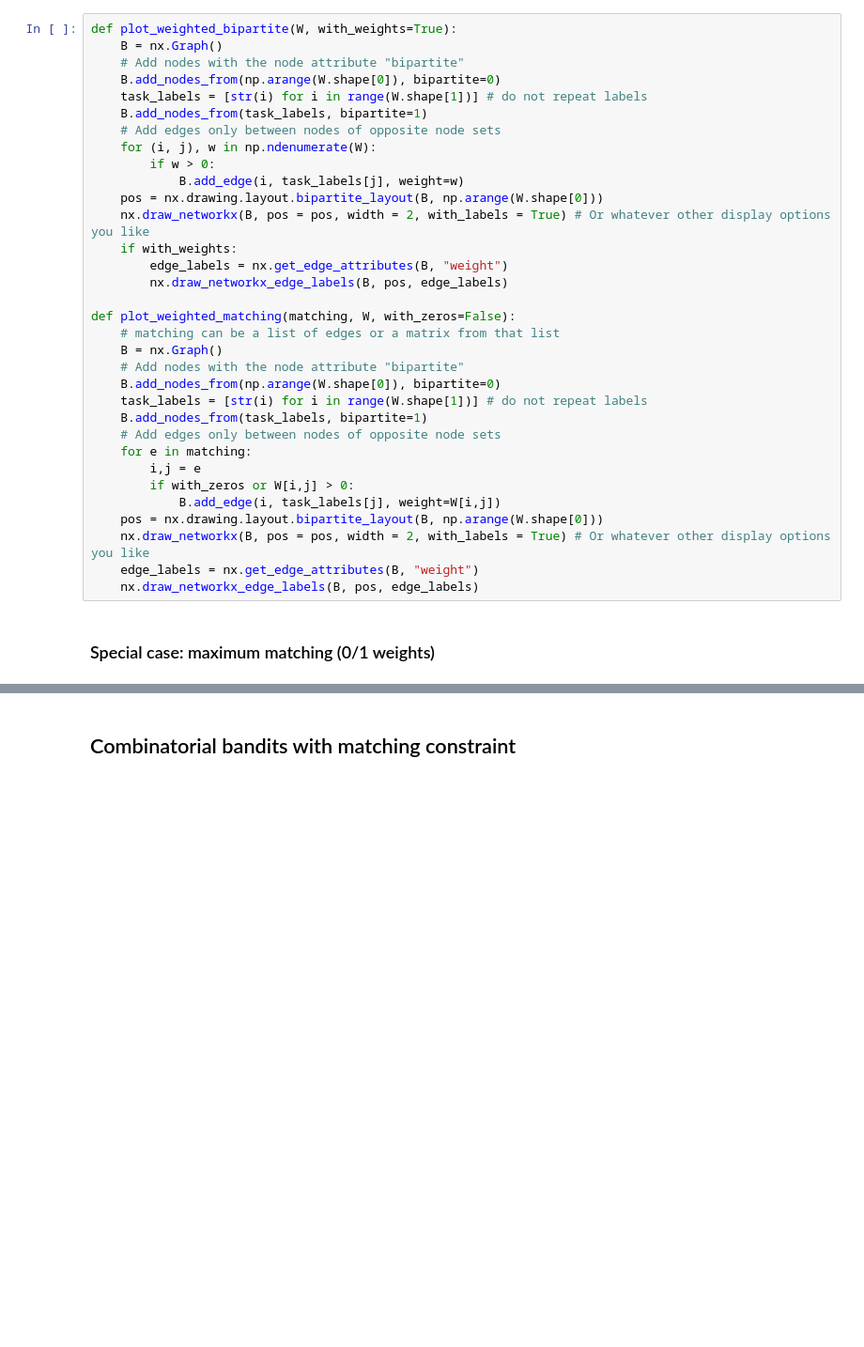
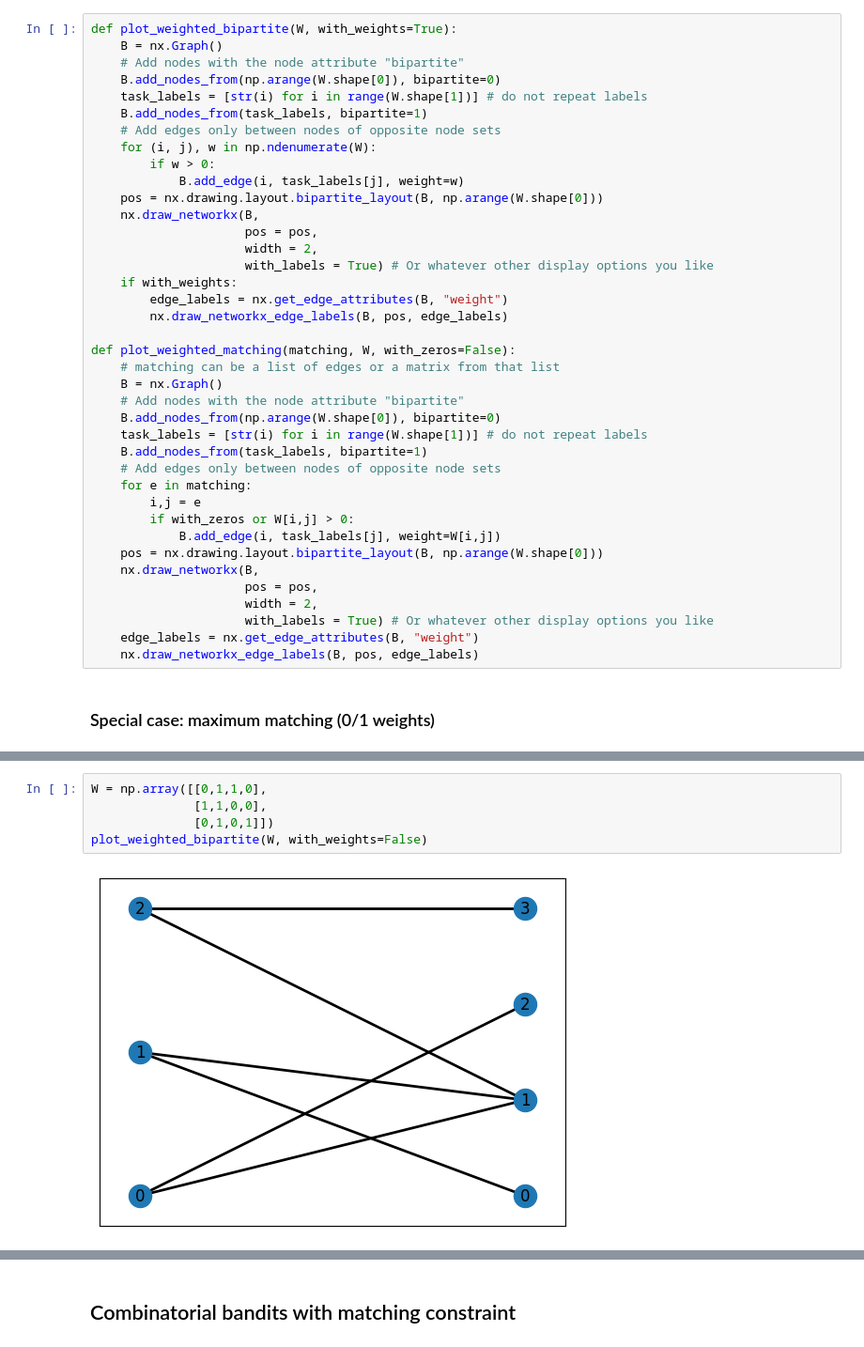
Before and after one commit to peetceenatoo/online-learning, a Jupyter notebook: Labs/07_combinatorial_bandits.ipynb, the cells around one changed output, grey strips where cells are left out. Shown at 94% size. Cells and saved outputs as stored; diff of their text form; blank space fills up the shorter version.

```diff
--- a/Labs/07_combinatorial_bandits.ipynb
+++ b/Labs/07_combinatorial_bandits.ipynb
@@ -25,7 +25,10 @@ def plot_weighted_bipartite(W, with_weights=True):
         if w > 0:
             B.add_edge(i, task_labels[j], weight=w)
     pos = nx.drawing.layout.bipartite_layout(B, np.arange(W.shape[0]))
-    nx.draw_networkx(B, pos = pos, width = 2, with_labels = True) # Or whatever other display options you like
+    nx.draw_networkx(B,
+                     pos = pos,
+                     width = 2,
+                     with_labels = True) # Or whatever other display options you like
     if with_weights:
         edge_labels = nx.get_edge_attributes(B, "weight")
         nx.draw_networkx_edge_labels(B, pos, edge_labels)
@@ -43,7 +46,10 @@ def plot_weighted_matching(matching, W, with_zeros=False):
         if with_zeros or W[i,j] > 0:
             B.add_edge(i, task_labels[j], weight=W[i,j])
     pos = nx.drawing.layout.bipartite_layout(B, np.arange(W.shape[0]))
-    nx.draw_networkx(B, pos = pos, width = 2, with_labels = True) # Or whatever other display options you like
+    nx.draw_networkx(B,
+                     pos = pos,
+                     width = 2,
+                     with_labels = True) # Or whatever other display options you like
     edge_labels = nx.get_edge_attributes(B, "weight")
     nx.draw_networkx_edge_labels(B, pos, edge_labels)
 # %% [markdown]
@@ -67,3 +77,10 @@ plot_weighted_bipartite(W)
+# %%
+W = np.array([[0,1,1,0],
+              [1,1,0,0],
+              [0,1,0,1]])
+plot_weighted_bipartite(W, with_weights=False)
+# %% [output]
+[figure, added]
 # %%
 row_ind, col_ind = linear_sum_assignment(W, maximize=True)
 matching = list(zip(row_ind, col_ind))
```
Also changed, not shown: parts of 50 cells of this notebook.
